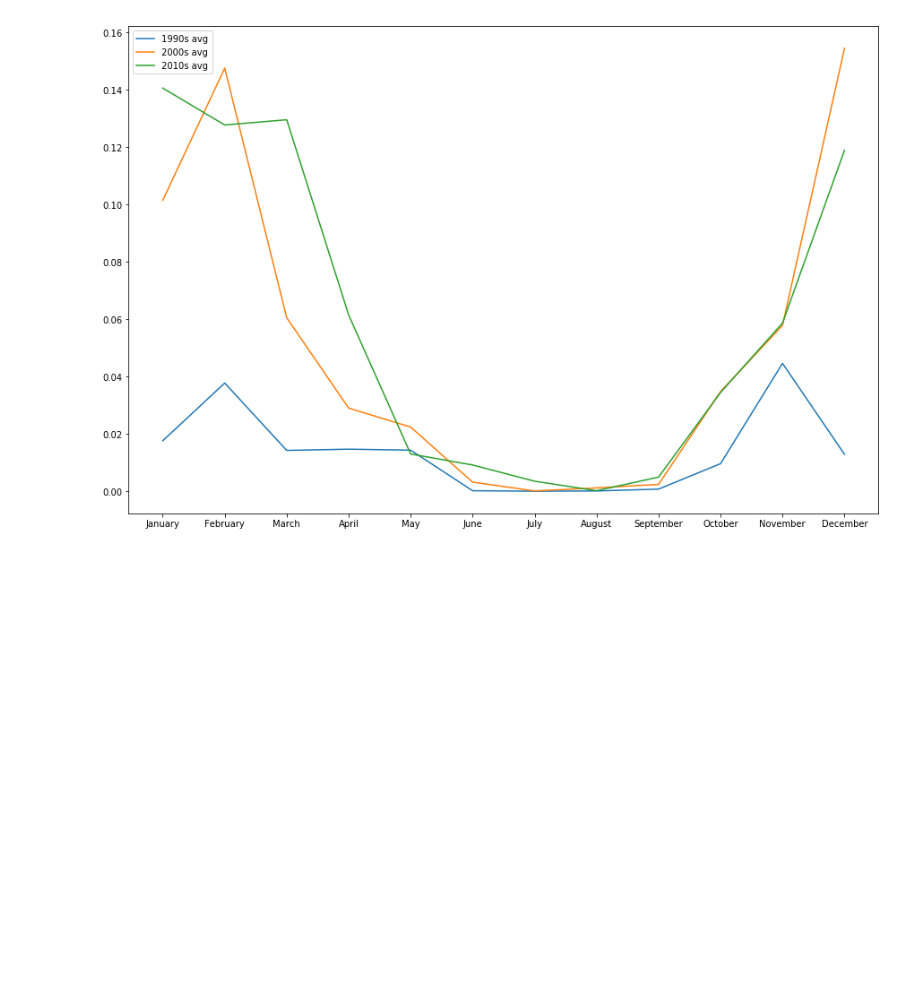
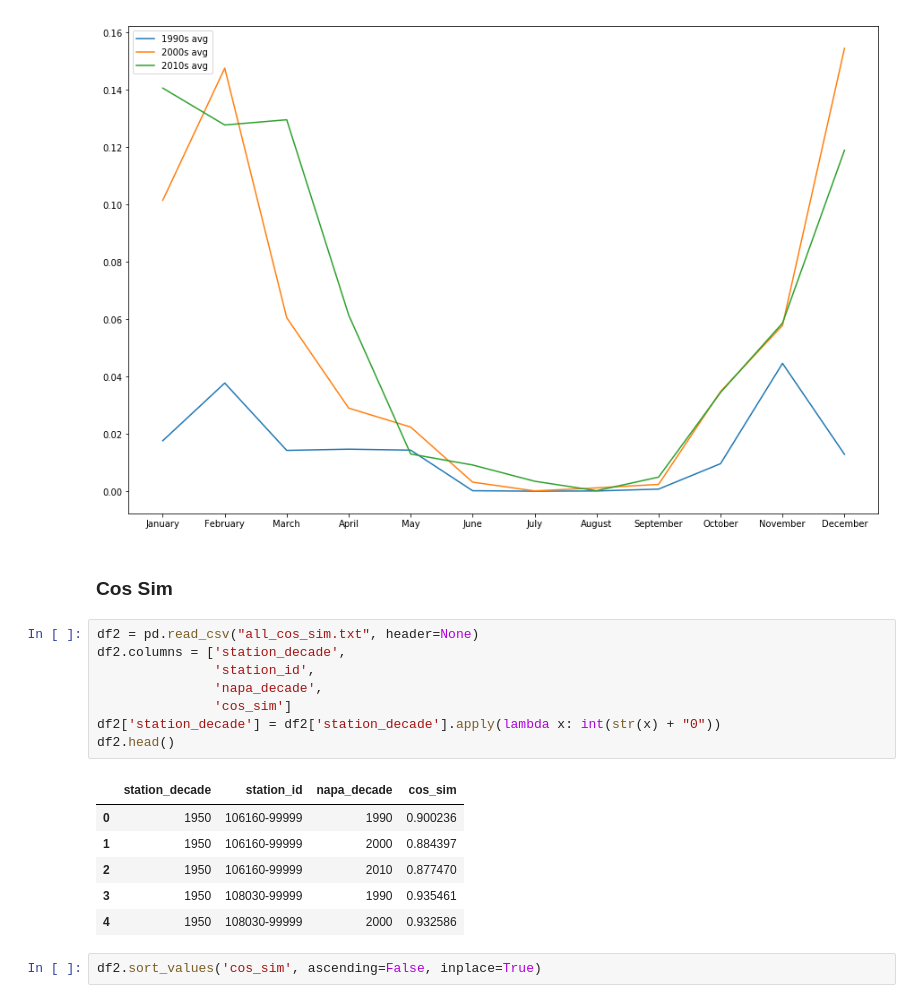
Before and after one commit to cody-joe-gilbert/SU19Hadoop, a Jupyter notebook: weather/Visualise Napa.ipynb, the cells around one changed output. Drawn from its saved outputs; the diff is of its cells as text; blank space fills up the shorter version.

```diff
--- a/weather/Visualise Napa.ipynb
+++ b/weather/Visualise Napa.ipynb
@@ -170,3 +170,22 @@ plt.legend()
 plt.show()
 # %% [output]
 [figure]
+# %% [markdown]
+### Cos Sim
+# %%
+df2 = pd.read_csv("all_cos_sim.txt", header=None)
+df2.columns = ['station_decade',
+               'station_id',
+               'napa_decade',
+               'cos_sim']
+df2['station_decade'] = df2['station_decade'].apply(lambda x: int(str(x) + "0"))
+df2.head()
+# %% [output]
+|  | station_decade | station_id | napa_decade | cos_sim |
+| 0 | 1950 | 106160-99999 | 1990 | 0.900236 |
+| 1 | 1950 | 106160-99999 | 2000 | 0.884397 |
+| 2 | 1950 | 106160-99999 | 2010 | 0.877470 |
+| 3 | 1950 | 108030-99999 | 1990 | 0.935461 |
+| 4 | 1950 | 108030-99999 | 2000 | 0.932586 |
+# %%
+df2.sort_values('cos_sim', ascending=False, inplace=True)
```
Also changed, not shown: parts of 11 cells of this notebook, 2 other files.
